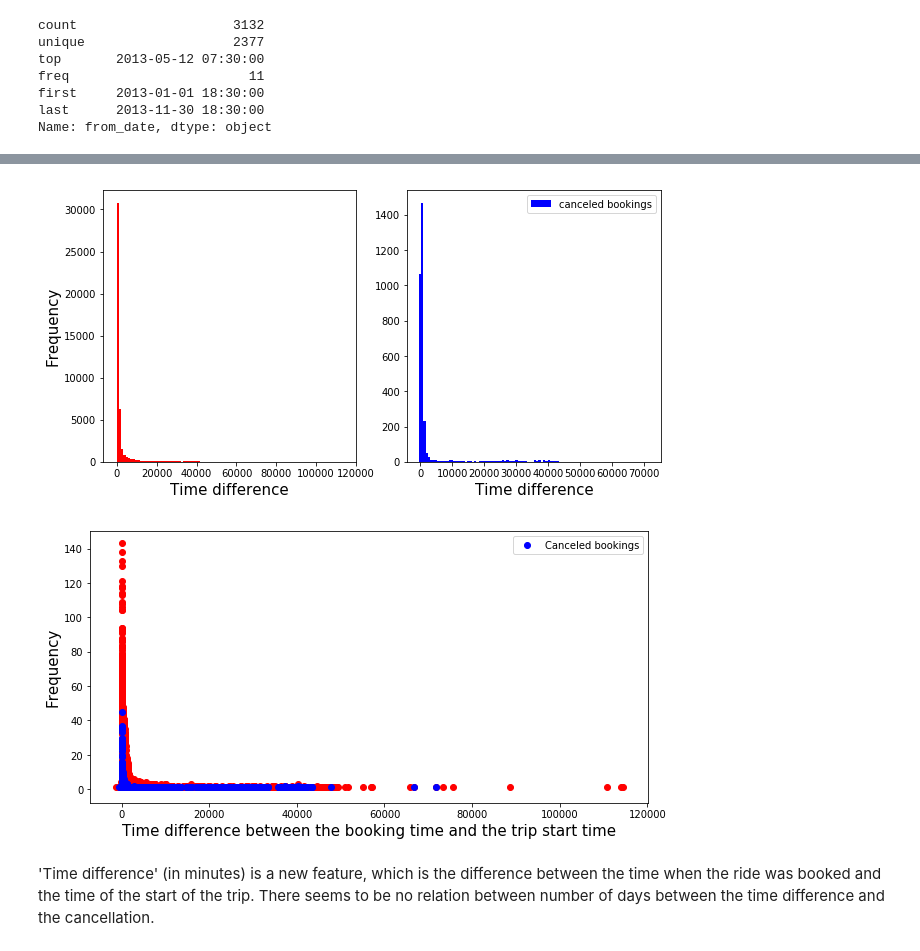
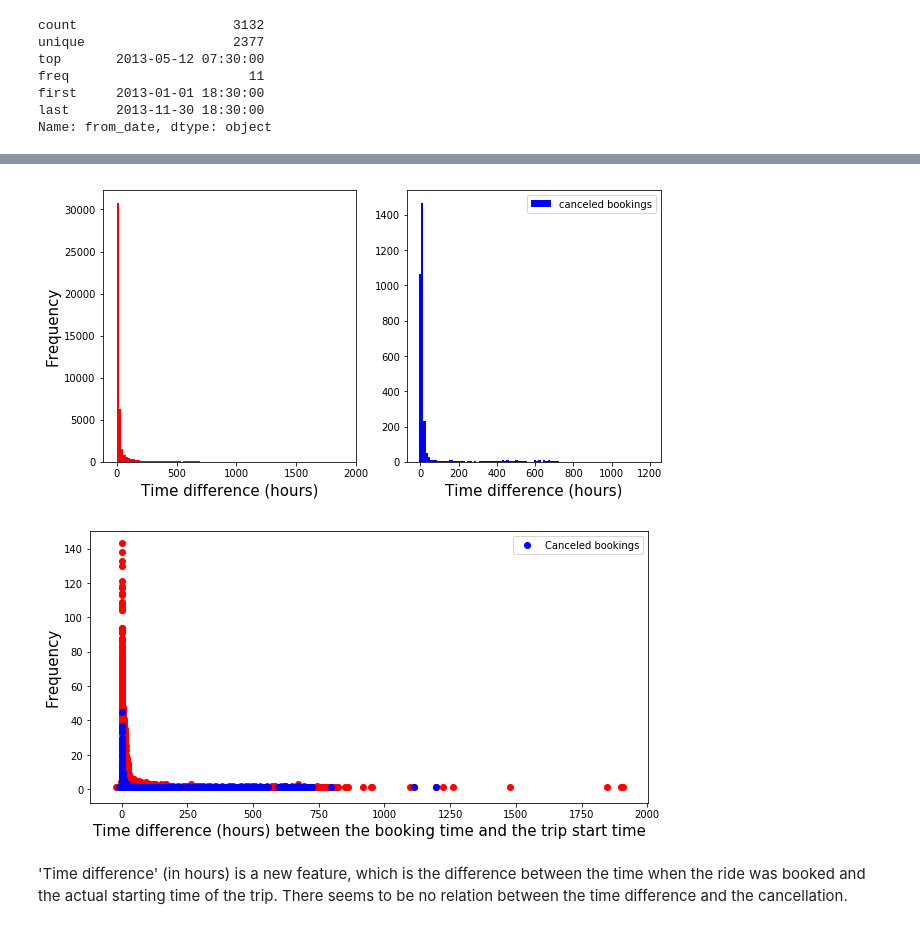
Before and after one commit to debisree/Springboard-Data-Science-Career-Track, a Jupyter notebook: predicting-cab-booking-cancellations-EDA.ipynb, the cells around one changed output, grey strips where cells are left out. Cells and saved outputs as stored; diff of their text form; code cells hidden in the pictures.

```diff
--- a/predicting-cab-booking-cancellations-EDA.ipynb
+++ b/predicting-cab-booking-cancellations-EDA.ipynb
@@ -724,42 +772,42 @@ import datetime as dt
 end= df['from_date']
 start=df['booking_created']
 diff = (end - start)
-df['time_difference']= diff/np.timedelta64(1,'m')
+df['time_difference']= diff/np.timedelta64(1,'h')
 #print(difference)
 
 
 end= df1['from_date']
 start=df1['booking_created']
 diff_can = (end - start)
-df1['time_difference_can']= diff_can/np.timedelta64(1,'m')
+df1['time_difference_can']= diff_can/np.timedelta64(1,'h')
 #print(difference)
 
 #Visually:
 plt.figure(figsize=(10,5))
 plt.subplot(121)
 ax1=plt.hist(df['time_difference'],bins=100,color='r')
-plt.xlabel('Time difference',fontsize=15)
+plt.xlabel('Time difference (hours)',fontsize=15)
 plt.ylabel('Frequency',fontsize=15)
 
 plt.subplot(122)
 ax2=plt.hist(df1['time_difference_can'],bins=100,label='canceled bookings',color='b')
-plt.xlabel('Time difference',fontsize=15)
+plt.xlabel('Time difference (hours)',fontsize=15)
 #plt.ylabel('Frequency',fontsize=15)
 plt.legend()
 plt.show()
 # %% [output]
-[figure, old version]
+[figure, new version]
 # %%
 td=df.time_difference.value_counts()
 td_can=df1.time_difference_can.value_counts()
 plt.figure(figsize=(10,5))
 _=plt.scatter(td.index,td.values,color='r')
 _=plt.scatter(td_can.index,td_can.values,color='b',label='Canceled bookings')
-plt.xlabel('Time difference between the booking time and the trip start time',fontsize=15)
+plt.xlabel('Time difference (hours) between the booking time and the trip start time',fontsize=15)
 plt.ylabel('Frequency',fontsize=15)
 plt.legend()
 plt.show()
 # %% [output]
-[figure, old version]
+[figure, new version]
 # %% [markdown]
-'Time difference' (in minutes) is a new feature, which is the difference between the time when the ride was booked and the time of the start of the trip. There seems to be no relation between number of days between the time difference and the cancellation.
+'Time difference' (in hours) is a new feature, which is the difference between the time when the ride was booked and the actual starting time of the trip. There seems to be no relation between the time difference and the cancellation.
```
Also changed, not shown: parts of 9 cells of this notebook.
